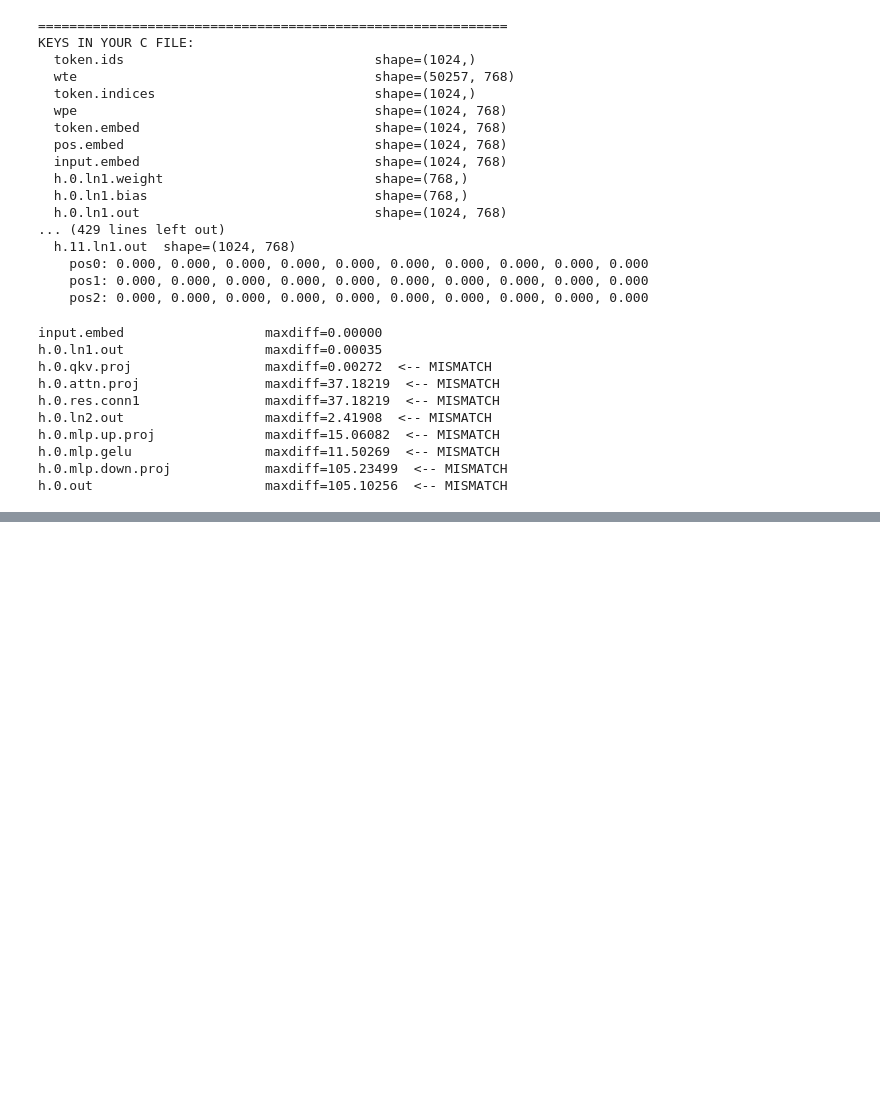
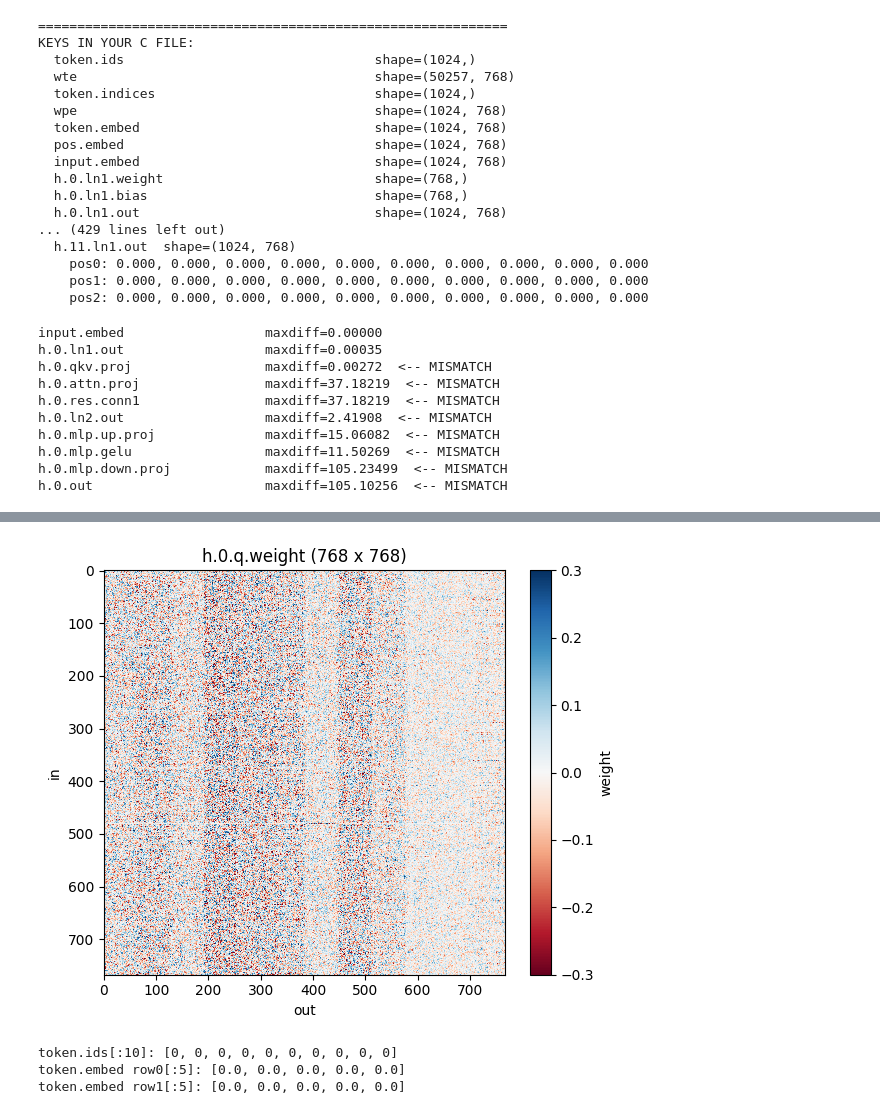
Before and after one commit to uonliaquat/zerograd, a Jupyter notebook: gpt2.ipynb, the cells around one changed output, grey strips where cells are left out. Saved outputs shown, nothing was run; the diff lists cells and outputs as text; code cells hidden in the pictures; blank space fills up the shorter version.

```diff
--- a/gpt2.ipynb
+++ b/gpt2.ipynb
@@ -866,0 +971,25 @@ h.0.out                      maxdiff=105.10256  <-- MISMATCH
+# %%
+from safetensors.torch import load_file
+import torch
+
+path = "/Users/uonliaquat/workspace/zerograd/gpt2_split.safetensors"
+d = load_file(path)
+
+# 1) overview: every tensor, shape, dtype, value range
+print(f"{len(d)} tensors\n")
+for k in d:
+    t = d[k]
+    print(f"{k:28s} {str(tuple(t.shape)):16s} {str(t.dtype):12s} "
+          f"min={t.min():.3f} max={t.max():.3f} mean={t.mean():.3f}")
+
+# 2) peek at specific tensors (first 8 values, flattened)
+def peek(key, n=8):
+    t = d[key].flatten()
+    print(f"\n{key}  shape={tuple(d[key].shape)}")
+    print("  ", ", ".join(f"{float(v):.4f}" for v in t[:n]))
+
+peek("h.0.q.weight")
+peek("h.0.k.weight")
+peek("h.0.v.weight")
+peek("h.0.q.bias")
+peek("wpe")
@@ -866,0 +1014,23 @@ h.0.out                      maxdiff=105.10256  <-- MISMATCH
+# %%
+import matplotlib.pyplot as plt
+
+W = d["h.0.q.weight"].float().numpy()   # (768, 768)
+plt.figure(figsize=(6, 5))
+plt.imshow(W, cmap="RdBu", vmin=-0.3, vmax=0.3, aspect="auto")
+plt.colorbar(label="weight")
+plt.title("h.0.q.weight (768 x 768)")
+plt.xlabel("out"); plt.ylabel("in")
+plt.tight_layout()
+plt.show()
+# %% [output]
+[figure, added]
+# %%
+from safetensors.torch import load_file
+c = load_file("/Users/uonliaquat/workspace/zerograd/my_model.safetensors")
+print("token.ids[:10]:", c["token.ids"][:10].tolist())
+print("token.embed row0[:5]:", [round(float(v),4) for v in c["token.embed"][0][:5]])
+print("token.embed row1[:5]:", [round(float(v),4) for v in c["token.embed"][1][:5]])
+# %% [output]
+token.ids[:10]: [0, 0, 0, 0, 0, 0, 0, 0, 0, 0]
+token.embed row0[:5]: [0.0, 0.0, 0.0, 0.0, 0.0]
+token.embed row1[:5]: [0.0, 0.0, 0.0, 0.0, 0.0]
```
Also changed, not shown: parts of 2 cells of this notebook, 25 other files.
